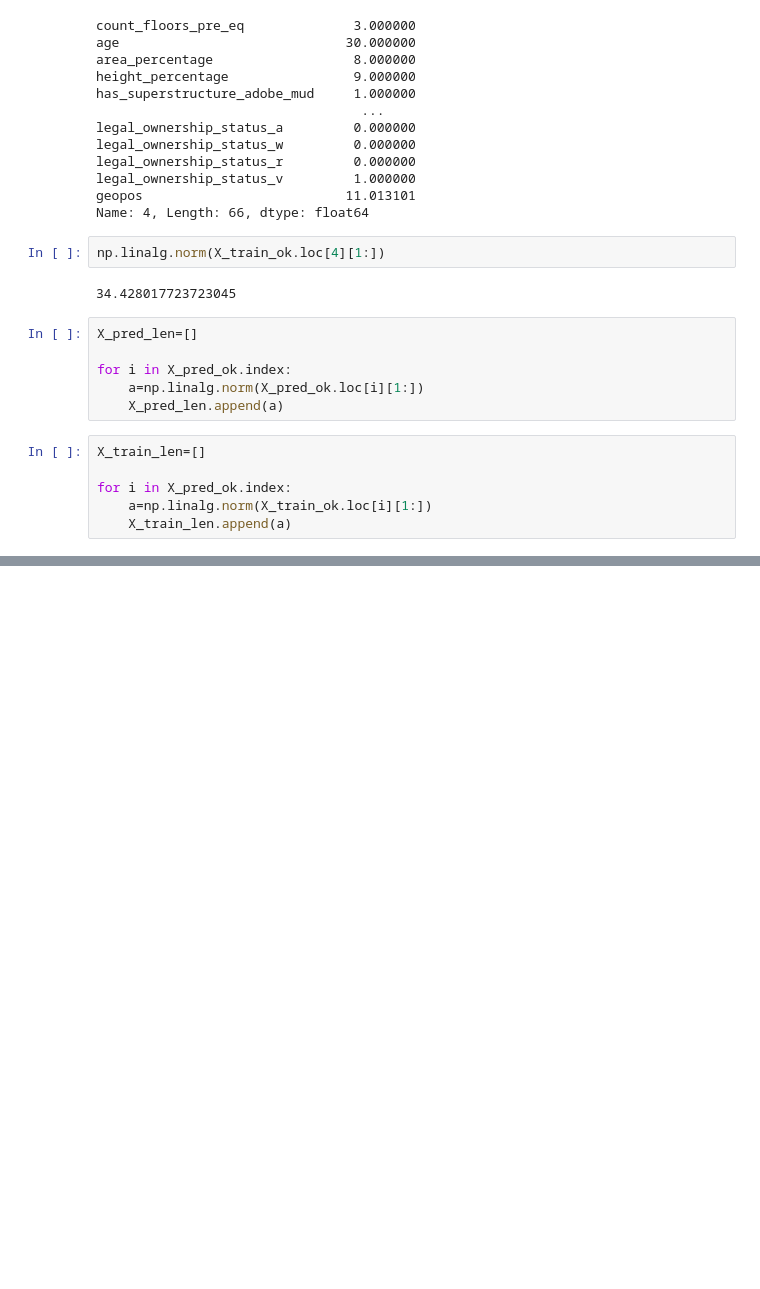
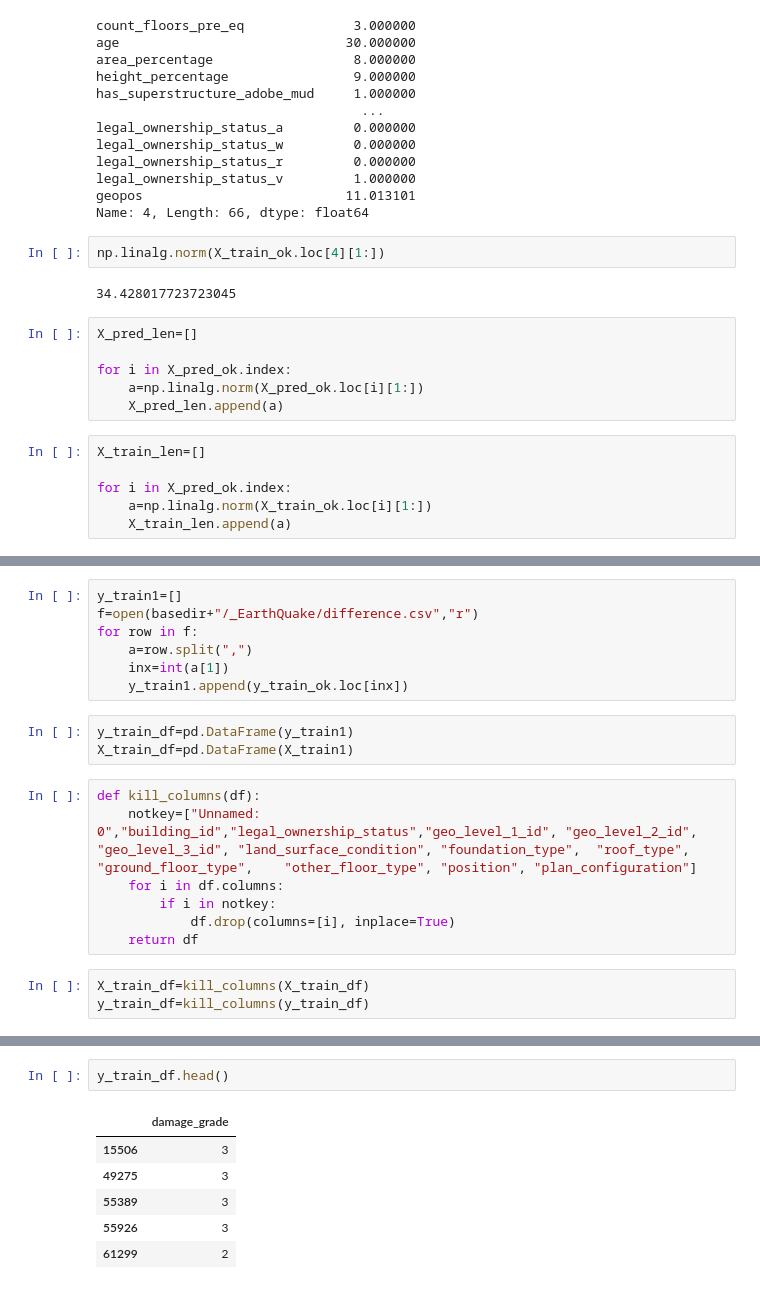
Before and after one commit to sipocz/_earthQuake, a Jupyter notebook: _earthquake_distance.ipynb, the cells around one changed output, grey strips where cells are left out. Saved outputs shown, nothing was run; the diff lists cells and outputs as text; blank space fills up the shorter version.

```diff
--- a/_earthquake_distance.ipynb
+++ b/_earthquake_distance.ipynb
@@ -248,0 +252,20 @@ KeyboardInterrupt: ignored
+# %%
+y_train1=[]
+f=open(basedir+"/_EarthQuake/difference.csv","r")
+for row in f:
+    a=row.split(",")
+    inx=int(a[1])
+    y_train1.append(y_train_ok.loc[inx])
+# %%
+y_train_df=pd.DataFrame(y_train1)
+X_train_df=pd.DataFrame(X_train1)
+# %%
+def kill_columns(df):
+    notkey=["Unnamed: 0","building_id","legal_ownership_status","geo_level_1_id",	"geo_level_2_id",	"geo_level_3_id", "land_surface_condition",	"foundation_type",	"roof_type",	"ground_floor_type",	"other_floor_type",	"position",	"plan_configuration"]
+    for i in df.columns:
+        if i in notkey:
+            df.drop(columns=[i], inplace=True)
+    return df
+# %%
+X_train_df=kill_columns(X_train_df)
+y_train_df=kill_columns(y_train_df)
@@ -248,0 +292,9 @@ KeyboardInterrupt: ignored
+# %%
+y_train_df.head()
+# %% [output]
+|  | damage_grade |
+| 15506 | 3 |
+| 49275 | 3 |
+| 55389 | 3 |
+| 55926 | 3 |
+| 61299 | 2 |
```
Also changed, not shown: parts of 11 cells of this notebook.
